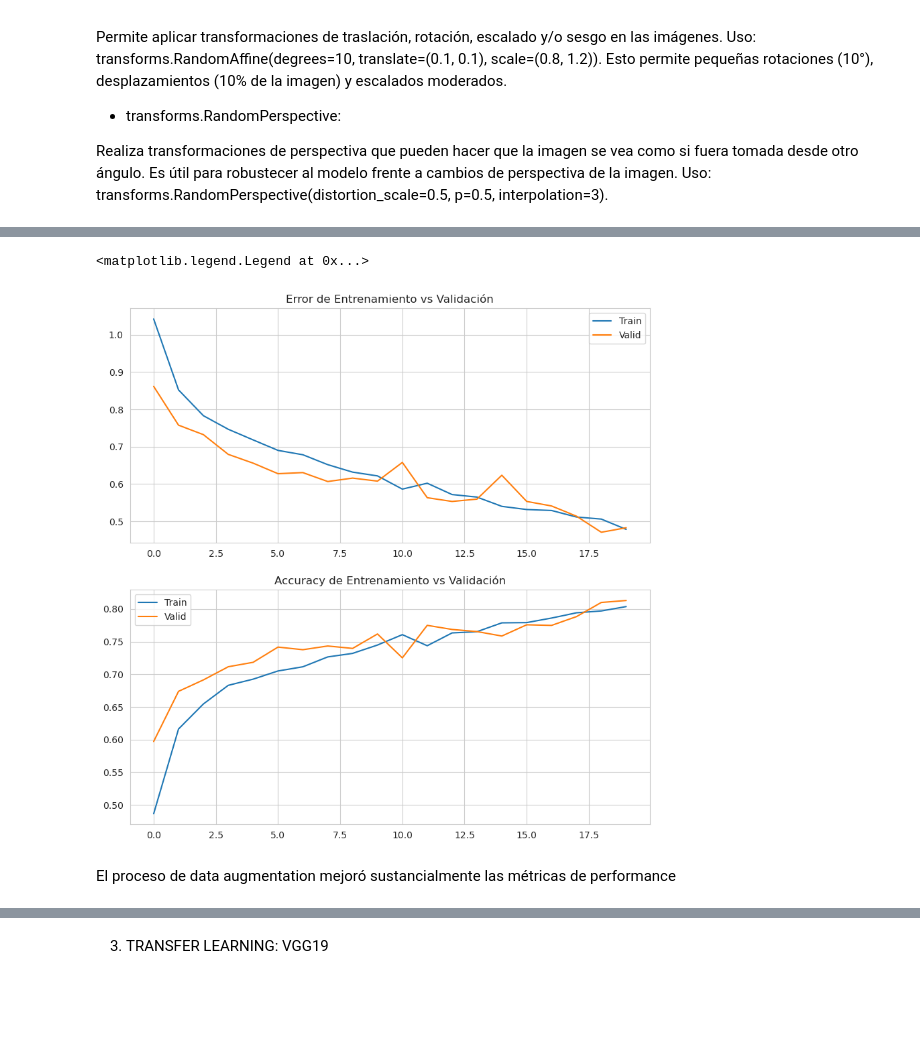
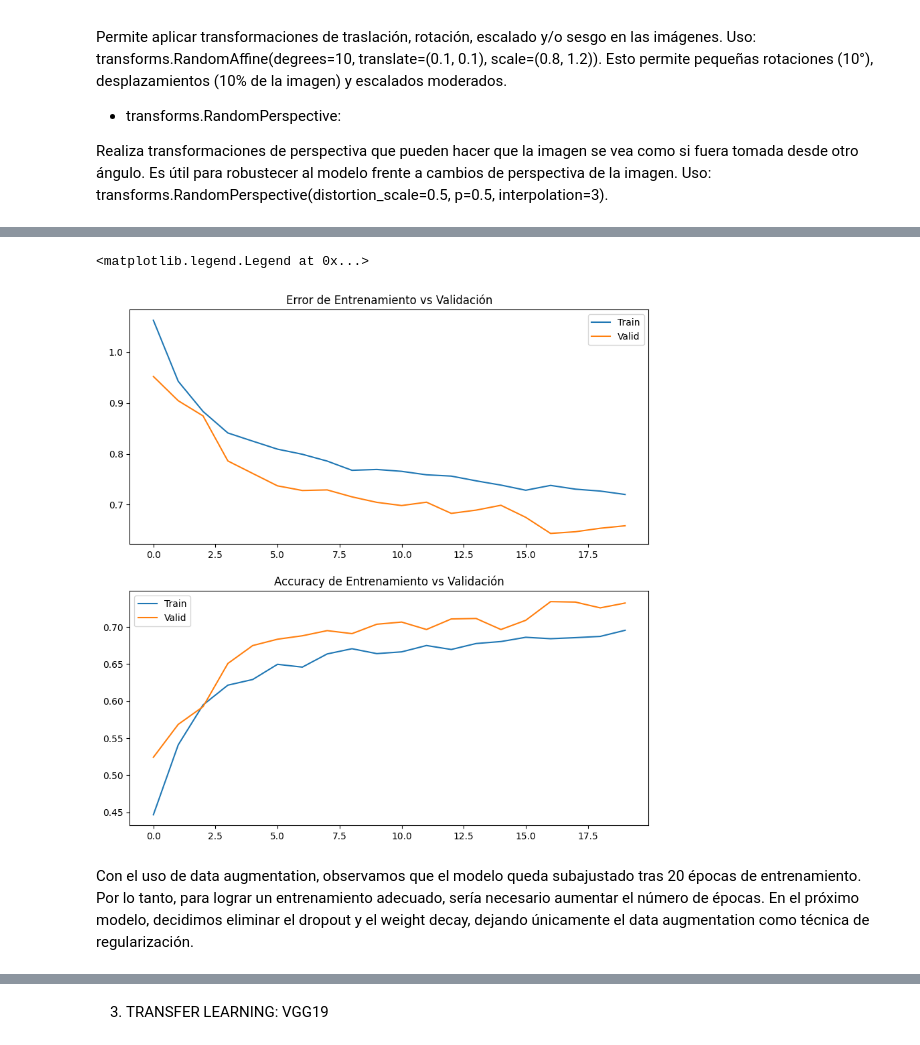
Before and after one commit to vasconcelosfer/ComputerVisionII, a Jupyter notebook: TP_VPC2_LARA_RC.ipynb, the cells around one changed output, grey strips where cells are left out. Cells and saved outputs as stored; diff of their text form; code cells hidden in the pictures; blank space fills up the shorter version.

```diff
--- a/TP_VPC2_LARA_RC.ipynb
+++ b/TP_VPC2_LARA_RC.ipynb
@@ -358,13 +379,13 @@ class ConvModel(torch.nn.Module):
     def forward(self, x):
         x = self.pool1(torch.relu(self.bn1(self.conv1(x))))
         x = self.pool2(torch.relu(self.bn2(self.conv2(x))))
-        # x = self.pool3(torch.relu(self.bn3(self.conv3(self.dropout2d(x)))))
-        # x = self.pool4(torch.relu(self.bn4(self.conv4(self.dropout2d(x)))))
-        x = self.pool3(torch.relu(self.bn3(self.conv3(x))))
-        x = self.pool4(torch.relu(self.bn4(self.conv4(x))))
+        x = self.pool3(torch.relu(self.bn3(self.conv3(self.dropout2d(x)))))
+        x = self.pool4(torch.relu(self.bn4(self.conv4(self.dropout2d(x)))))
+        # x = self.pool3(torch.relu(self.bn3(self.conv3(x))))
+        # x = self.pool4(torch.relu(self.bn4(self.conv4(x))))
         x = torch.flatten(x, 1)
-        # x = torch.relu(self.fc1(self.dropout(x)))
-        x = torch.relu(self.fc1(x))
+        x = torch.relu(self.fc1(self.dropout(x)))
+        # x = torch.relu(self.fc1(x))
         x = self.fc2(x)
         return x
 
@@ -622,6 +640,6 @@ plt.show()
 # %%
 aug_conv_model = ConvModel(CANTIDAD_CLASES)
-aug_optimizer = torch.optim.Adam(aug_conv_model.parameters(),lr=0.001)#, weight_decay=0.001)
+aug_optimizer = torch.optim.Adam(aug_conv_model.parameters(),lr=0.001, weight_decay=0.001)
 aug_loss = torch.nn.CrossEntropyLoss(weight=weights)
 aug_metric = torchmetrics.Accuracy(task='multiclass', num_classes=CANTIDAD_CLASES,average='macro')
 aug_data = {"train": aug_train_loader, "valid": aug_test_loader, "image_width": ANCHO_IMAGENES, "image_height": ALTO_IMAGENES}
@@ -675,4 +693,6 @@ Epoch: 20/20 - Train loss 0.478750 - Train Accuracy 0.803713 - Valid Loss 0.4830
 <matplotlib.legend.Legend at 0x...>
-[figure, old version]
+[figure, new version]
-# %% [markdown]
-El proceso de data augmentation mejoró sustancialmente las métricas de performance
+# %% [markdown]
+
+Con el uso de data augmentation, observamos que el modelo queda subajustado tras 20 épocas de entrenamiento. Por lo tanto, para lograr un entrenamiento adecuado, sería necesario aumentar el número de épocas.
+En el próximo modelo, decidimos eliminar el dropout y el weight decay, dejando únicamente el data augmentation como técnica de regularización.
```
Also changed, not shown: parts of 18 cells of this notebook.
